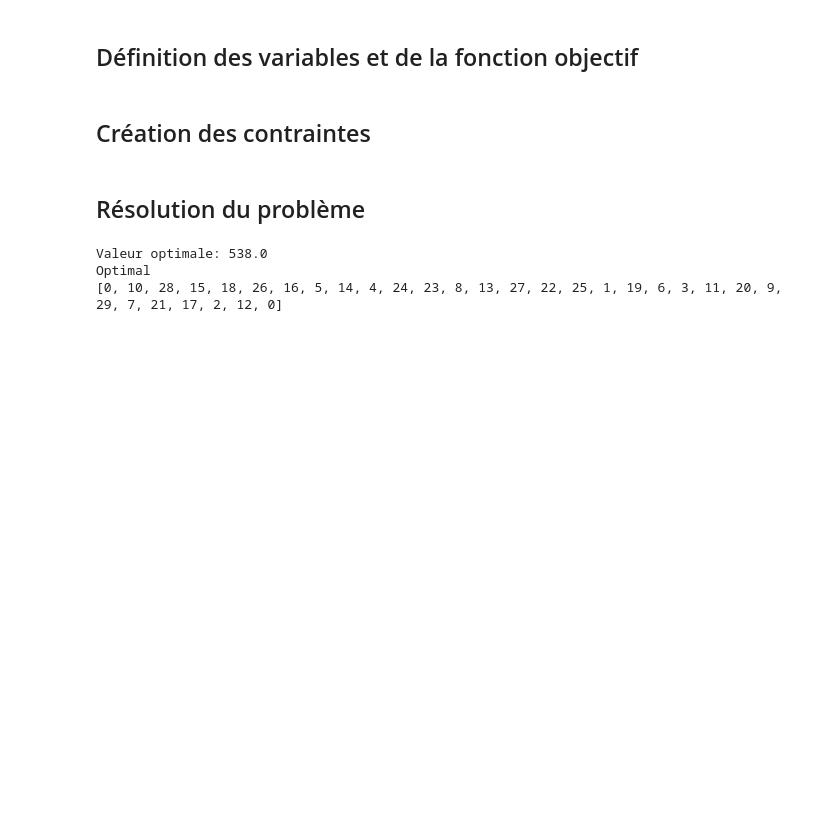
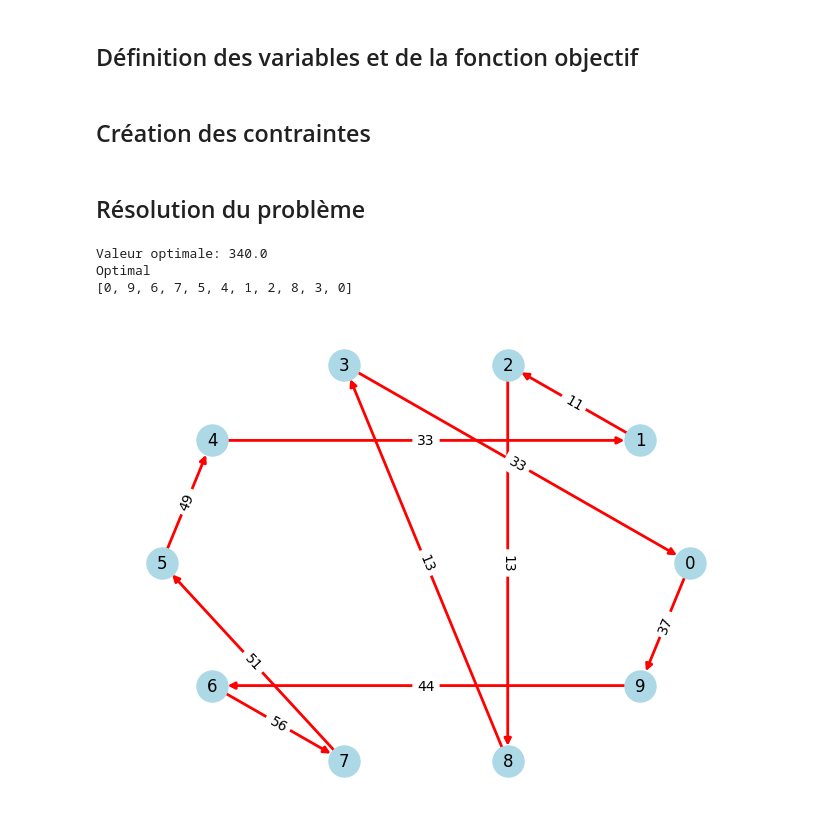
Before and after one commit to Low8/Projet_algo, a Jupyter notebook: scripts/TSP.ipynb, the cells around one changed output. Cells and saved outputs as stored; diff of their text form; code cells hidden in the pictures; blank space fills up the shorter version.

Commit message:
feat(TSP resol): add graph drawing

```diff
--- a/scripts/TSP.ipynb
+++ b/scripts/TSP.ipynb
@@ -53,7 +55,7 @@ avec :
 # %% [markdown]
 ## Création des villes et de la matrice adjacente avec les couts
 # %%
-n = 30
+n = 10
 
 villes = [i for i in range(n)]
 np.random.seed(32)
@@ -84,8 +79,6 @@ print(C)
 # %% [markdown]
 ## Définition des variables et de la fonction objectif
 # %%
-n = len(villes)
-
 x = {
     (i, j): pulp.LpVariable(f"x_{i}_{j}", cat="Binary")
     for i in villes
@@ -104,8 +97,6 @@ prob += pulp.lpSum(
 # %% [markdown]
 ## Création des contraintes
 # %%
-n = len(villes)
-
 # Contraintes de départ et d’arrivée
 for i in range(n):
     prob += pulp.lpSum(
@@ -134,22 +125,42 @@ for i in villes[1:]:
 # %%
 prob.solve()
 
 print("Valeur optimale:", pulp.value(prob.objective))
 
 chemin = [0]
 
 while len(chemin) < n:
     i = chemin[-1]
     for j in villes:
         if i != j and pulp.value(x[i, j]) > 0.5:
             chemin.append(j)
             break
 
 chemin.append(0)
 
 print(pulp.LpStatus[prob.status])
 print(chemin)
+
+
+# =========== Traçage du graphe ===========
+
+
+G = nx.DiGraph()
+G.add_nodes_from(villes)
+
+for i in range(len(chemin) - 1):
+    G.add_edge(chemin[i], chemin[i+1], weight=C[chemin[i]][chemin[i+1]])
+
+pos = nx.circular_layout(G)
+
+nx.draw(G, pos, with_labels=True, node_color='lightblue', node_size=500, edge_color='red', width=2)
+
+edges_titre = nx.get_edge_attributes(G, 'weight')
+nx.draw_networkx_edge_labels(G, pos, edge_labels=edges_titre)
+
+plt.show()
 # %% [output]
-Valeur optimale: 538.0
+Valeur optimale: 340.0
 Optimal
-[0, 10, 28, 15, 18, 26, 16, 5, 14, 4, 24, 23, 8, 13, 27, 22, 25, 1, 19, 6, 3, 11, 20, 9, 29, 7, 21, 17, 2, 12, 0]
+[0, 9, 6, 7, 5, 4, 1, 2, 8, 3, 0]
+[figure, added]
```
Also changed, not shown: parts of 2 cells of this notebook.
